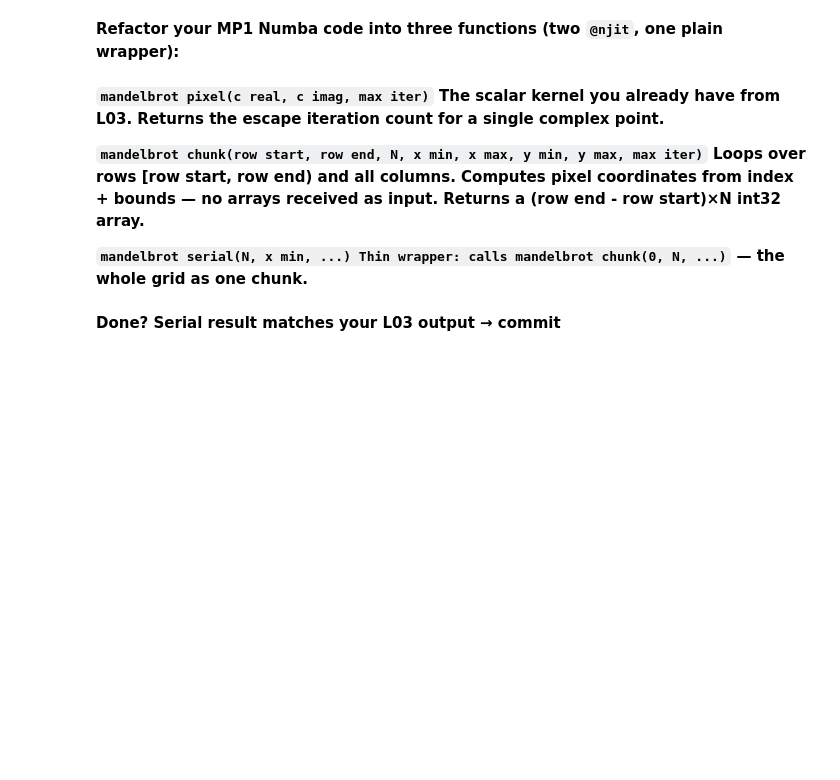
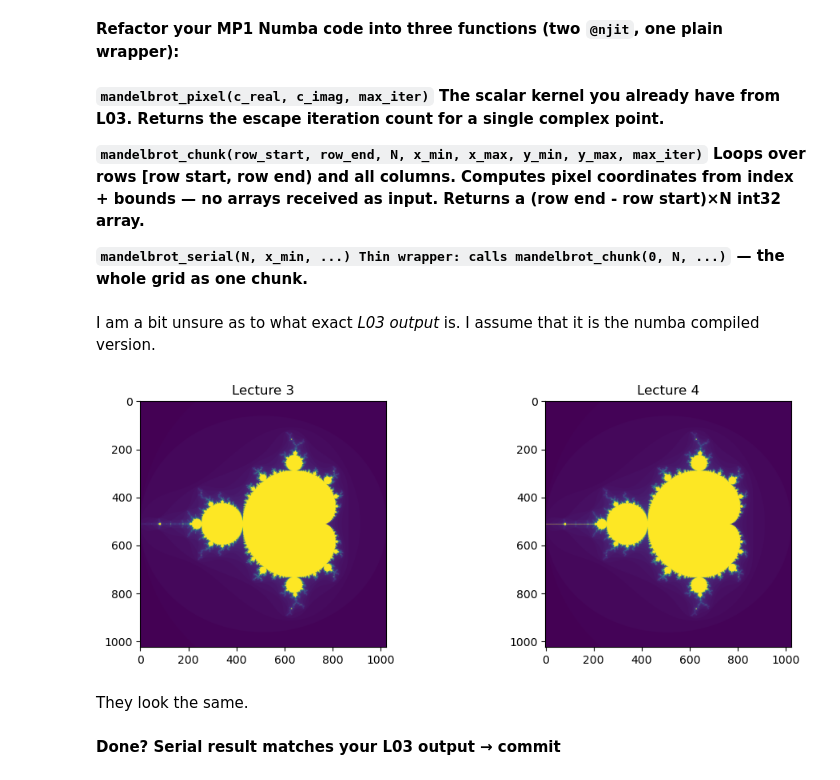
Before and after one commit to NDS8-TCP/nsc-mikkel, a Jupyter notebook: l04_exercises.ipynb, the cells around one changed output. Cells and saved outputs as stored; diff of their text form; code cells hidden in the pictures; blank space fills up the shorter version.

```diff
--- a/l04_exercises.ipynb
+++ b/l04_exercises.ipynb
@@ -331,10 +331,49 @@ def mandelbrot_serial(N, x_min, x_max, y_min, y_max, max_iter=100):
 # %% [markdown]
 **Refactor your MP1 Numba code into three functions (two `@njit`, one plain wrapper):**
 # %% [markdown]
-**`mandelbrot pixel(c real, c imag, max iter)` The scalar kernel you already have from L03. Returns the escape iteration count for a single complex point.**
+**`mandelbrot_pixel(c_real, c_imag, max_iter)` The scalar kernel you already have from L03. Returns the escape iteration count for a single complex point.**
 
-**`mandelbrot chunk(row start, row end, N, x min, x max, y min, y max, max iter)` Loops over rows [row start, row end) and all columns. Computes pixel coordinates from index + bounds — no arrays received as input. Returns a (row end - row start)×N int32 array.**
+**`mandelbrot_chunk(row_start, row_end, N, x_min, x_max, y_min, y_max, max_iter)` Loops over rows [row start, row end) and all columns. Computes pixel coordinates from index + bounds — no arrays received as input. Returns a (row end - row start)×N int32 array.**
 
-**`mandelbrot serial(N, x min, ...) Thin wrapper: calls mandelbrot chunk(0, N, ...)` — the whole grid as one chunk.**
+**`mandelbrot_serial(N, x_min, ...) Thin wrapper: calls mandelbrot_chunk(0, N, ...)` — the whole grid as one chunk.**
+# %% [markdown]
+I am a bit unsure as to what exact *L03 output* is. I assume that it is the numba compiled version.
+# %%
+from numba import njit
+import numpy as np
+# Copied from lecture 3
+
+@njit                       # <-- entire function compiled !
+def mandelbrot_naive_numba(xmin, xmax, ymin, ymax, width, height, max_iter=100):
+    """Fully JIT - compiled Mandelbrot --- structure identical to naive."""
+    x = np.linspace(xmin, xmax, width)
+    y = np.linspace(ymin, ymax, height)
+    result = np.zeros((height, width), dtype=np.int32)
+
+    for i in range(height):             # compiled loop
+        for j in range(width):          # compiled loop
+            c = x[j] + 1j * y[i]
+            z = 0j                      # complex literal: type inference works!
+            n = 0
+            while n < max_iter and (z.real*z.real + z.imag*z.imag) <= 4.0:
+                z = z*z + c
+                n += 1
+            result[i, j] = n
+    return result
+# %%
+mandelbrot_naive_numba(-2, 1, -1.5, 1.5, 1024, 1024, 100)
+l03_image = mandelbrot_naive_numba(-2, 1, -1.5, 1.5, 1024, 1024, 100)
+l04_image = mandelbrot_serial(1024, -2, 1, -1.5, 1.5, 100)
+
+fig, axes = plt.subplots(1, 2, figsize=(12, 4))
+axes[0].imshow(l03_image)
+axes[0].set_title("Lecture 3")
+axes[1].imshow(l04_image)
+axes[1].set_title("Lecture 4")
+plt.show()
+# %% [output]
+[figure, added]
+# %% [markdown]
+They look the same.
 # %% [markdown]
 ****Done?** Serial result matches your L03 output → commit**
```
Also changed, not shown: parts of 2 cells of this notebook.
